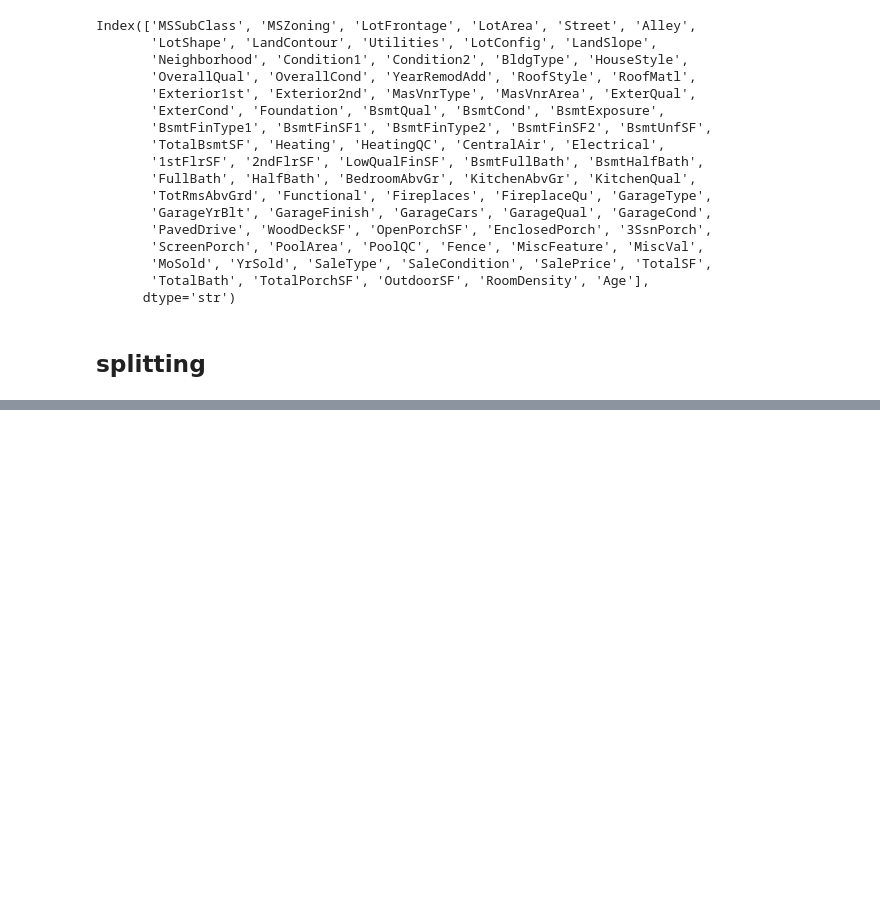
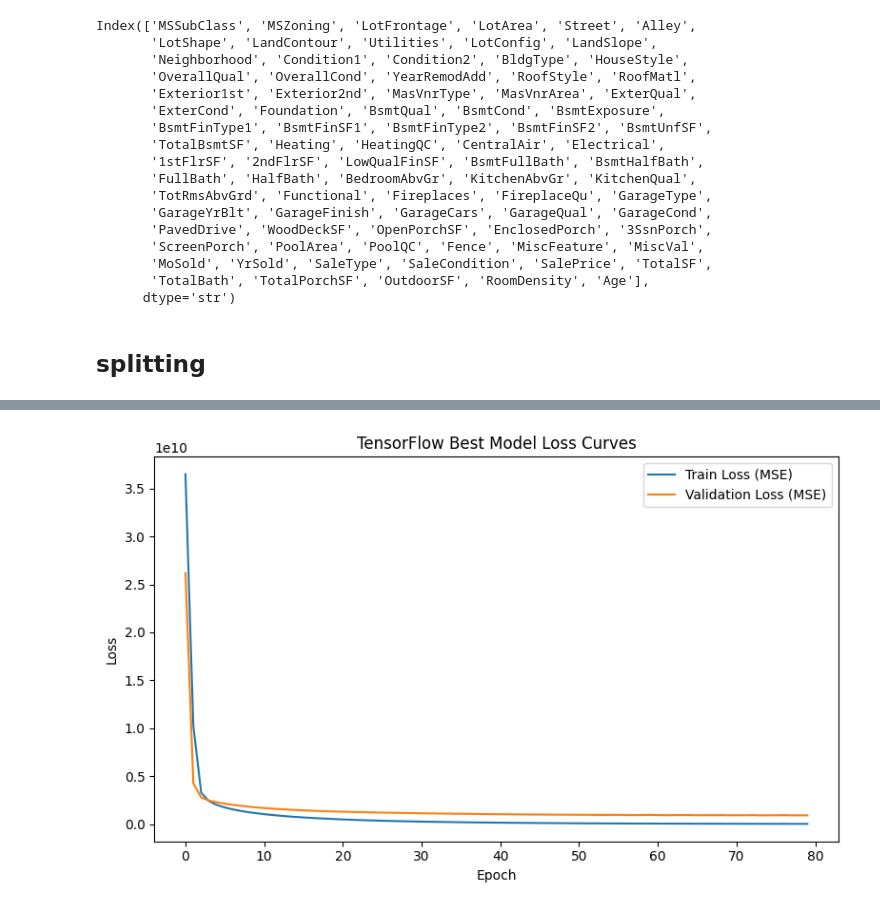
Before and after one commit to AsserMahmoud-DS/realestatecons, a Jupyter notebook: notebooks/neural_network_pipeline.ipynb, the cells around one changed output, grey strips where cells are left out. Saved outputs shown, nothing was run; the diff lists cells and outputs as text; code cells hidden in the pictures; blank space fills up the shorter version.

Commit message:
Migrate to TF and plot loss curves

```diff
--- a/notebooks/neural_network_pipeline.ipynb
+++ b/notebooks/neural_network_pipeline.ipynb
@@ -257,68 +217,21 @@ results_df
 # %%
 test_df_nn['Id'] = test_df_id
 # %%
-best_params = results_df.iloc[0].to_dict()
+print("Best config:", best_config)
 
-print("Best params (He init):", best_params)
+plt.figure(figsize=(8, 5))
+plt.plot(best_history["loss"], label="Train Loss (MSE)")
+plt.plot(best_history["val_loss"], label="Validation Loss (MSE)")
+plt.xlabel("Epoch")
+plt.ylabel("Loss")
+plt.title("TensorFlow Best Model Loss Curves")
+plt.legend()
+plt.tight_layout()
+plot_dir = BASE_DIR / "reports" / "figures" / "neural_network"
+plot_dir.mkdir(parents=True, exist_ok=True)
+loss_curve_path = plot_dir / "tensorflow_best_loss_curve.png"
+plt.savefig(loss_curve_path, dpi=150)
+plt.show()
 
-he_mean_rmse, he_std_rmse = cross_validate(
-    X_np,
-    y,
-    batch_size=int(best_params["batch_size"]),
-    learning_rate=float(best_params["learning_rate"]),
-    epochs=base_epochs,
-    use_he_init=True,
-    n_splits=5,
-)
-
-base_mean_rmse, base_std_rmse = cross_validate(
-    X_np,
-    y,
-    batch_size=int(best_params["batch_size"]),
-    learning_rate=float(best_params["learning_rate"]),
-    epochs=base_epochs,
-    use_he_init=False,
-    n_splits=5,
-)
-
-print(
-    f"He init CV RMSE: {he_mean_rmse:.4f} ± {he_std_rmse:.4f} | "
-    f"Default init CV RMSE: {base_mean_rmse:.4f} ± {base_std_rmse:.4f}"
-)
-
-# Train final model on full data with best hyperparameters (He init)
-final_batch_size = int(best_params["batch_size"])
-final_lr = float(best_params["learning_rate"])
-
-scaler_full = StandardScaler()
-X_full = scaler_full.fit_transform(X_np)
-X_test_full = scaler_full.transform(test_X_np)
-
-train_ds = TensorDataset(
-    torch.from_numpy(X_full),
-    torch.from_numpy(y).unsqueeze(1),
-)
-train_loader = DataLoader(train_ds, batch_size=final_batch_size, shuffle=True)
-
-final_model = MLPRegressor(in_features=X_full.shape[1]).to(device)
-final_model.apply(init_he)
-
-optimizer = torch.optim.Adam(final_model.parameters(), lr=final_lr)
-criterion = nn.MSELoss()
-
-for _ in range(base_epochs):
-    final_model.train()
-    for xb, yb in train_loader:
-        xb = xb.to(device)
-        yb = yb.to(device)
-
-        optimizer.zero_grad()
-        preds = final_model(xb)
-        loss = criterion(preds, yb)
-        loss.backward()
-        optimizer.step()
-
-final_model.eval()
-with torch.no_grad():
-    test_preds = final_model(torch.from_numpy(X_test_full).to(device)).cpu().numpy().squeeze()
+test_preds = best_model.predict(X_test_s, verbose=0).reshape(-1)
 # %% [output]
@@ -327,3 +239,4 @@ He init CV RMSE: 43519.8547 ± 5561.7808 | Default init CV RMSE: 45726.9100 ± 6
+[figure, added]
 # %%
 submission = pd.DataFrame(
     {
```
Also changed, not shown: parts of 6 cells of this notebook.
